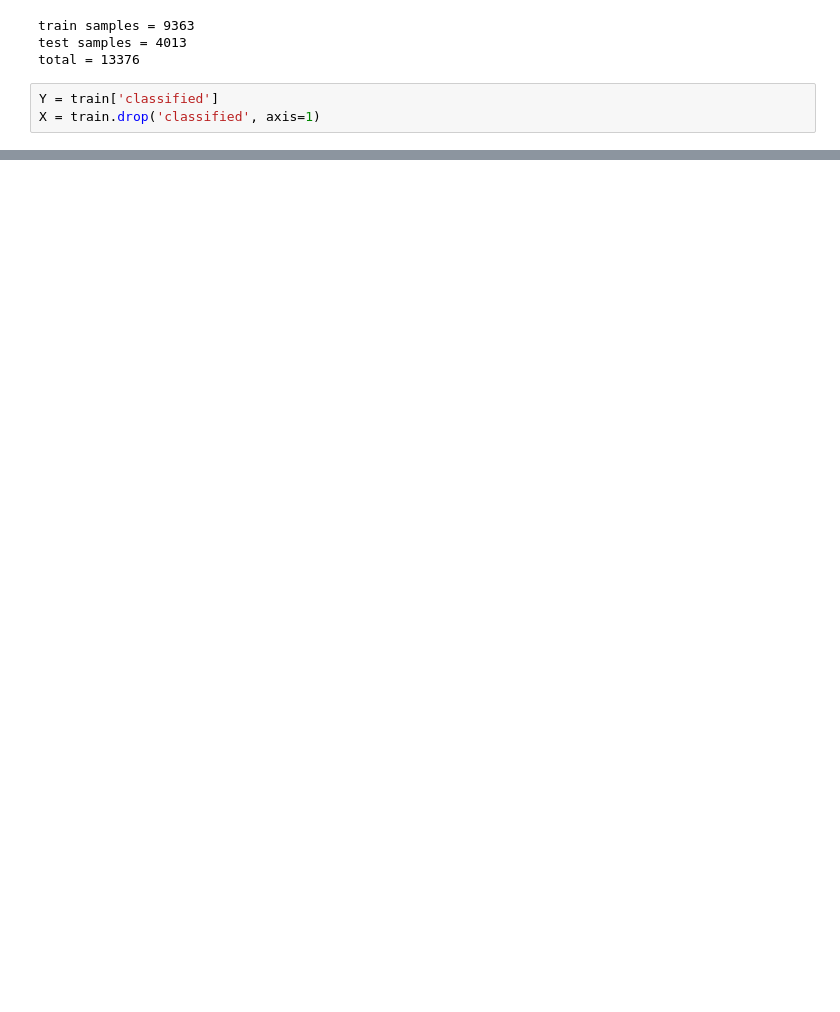
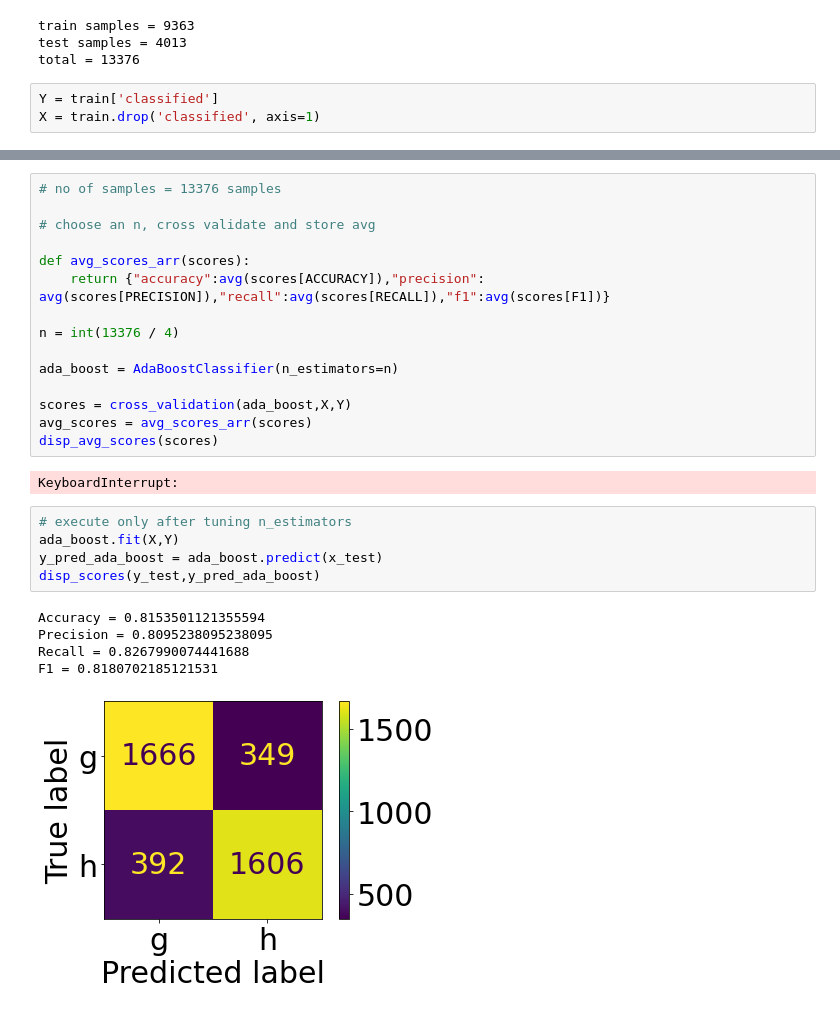
Before and after one commit to moharamfatema/data-classification-ml-python, a Jupyter notebook: classification.ipynb, the cells around one changed output, grey strips where cells are left out. Cells and saved outputs as stored; diff of their text form; blank space fills up the shorter version.

```diff
--- a/classification.ipynb
+++ b/classification.ipynb
@@ -130,0 +189,28 @@ estimators =  cross_validation(decision_tree, X, Y)
+# %%
+# no of samples = 13376 samples
+
+# choose an n, cross validate and store avg
+
+def avg_scores_arr(scores):
+    return {"accuracy":avg(scores[ACCURACY]),"precision": avg(scores[PRECISION]),"recall":avg(scores[RECALL]),"f1":avg(scores[F1])}
+
+n = int(13376 / 4)
+
+ada_boost = AdaBoostClassifier(n_estimators=n)
+
+scores = cross_validation(ada_boost,X,Y)
+avg_scores = avg_scores_arr(scores)
+disp_avg_scores(scores)
+# %% [output]
+KeyboardInterrupt:
+# %%
+# execute only after tuning n_estimators
+ada_boost.fit(X,Y)
+y_pred_ada_boost = ada_boost.predict(x_test)
+disp_scores(y_test,y_pred_ada_boost)
+# %% [output]
+Accuracy = 0.8153501121355594
+Precision = 0.8095238095238095
+Recall = 0.8267990074441688
+F1 = 0.8180702185121531
+[figure, added]
```
Also changed, not shown: parts of 10 cells of this notebook.
